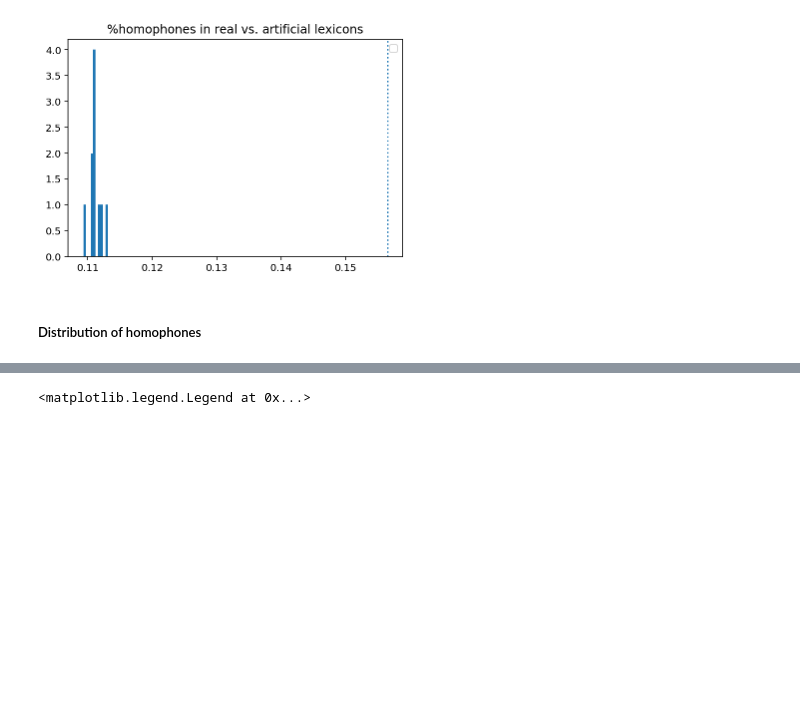
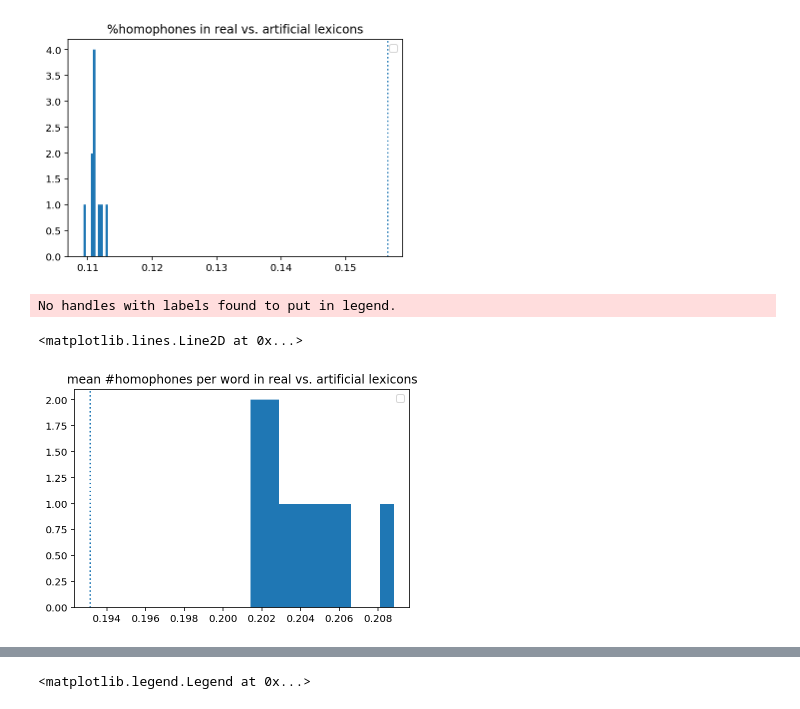
Before and after one commit to seantrott/homophone_simulations, a Jupyter notebook: using_null_lexicons.ipynb, the cells around one changed output, grey strips where cells are left out. Cells and saved outputs as stored; diff of their text form; code cells hidden in the pictures; blank space fills up the shorter version.

```diff
--- a/using_null_lexicons.ipynb
+++ b/using_null_lexicons.ipynb
@@ -247,6 +125,7 @@ plt.legend()
 # %%
 processed_artificials = []
 homophone_percentages = []
+mean_homophones, max_homophones = [], []
 for i in tqdm(range(NUM_ARTIFICIAL)):
 
     df_tmp = df_english_with_sims[df_english_with_sims['lexicon']==str(i)]
@@ -256,4 +135,7 @@ for i in tqdm(range(NUM_ARTIFICIAL)):
 
     homophone_percentages.append(len(df_tmp_processed[df_tmp_processed['num_homophones']>0]) / len(df_tmp_processed))
 
+    mean_homophones.append(df_tmp_processed['num_homophones'].mean())
+    max_homophones.append(df_tmp_processed['num_homophones'].max())
+
     processed_artificials.append(df_tmp_processed)
@@ -277,5 +148,12 @@ plt.axvline(x=REAL_HOMOPHONE_PERCENTAGE, linestyle="dotted")
 No handles with labels found to put in legend.
 <matplotlib.lines.Line2D at 0x...>
 [figure]
-# %% [markdown]
-##### Distribution of homophones
+# %%
+plt.hist(mean_homophones)
+plt.title("mean #homophones per word in real vs. artificial lexicons")
+plt.legend()
+plt.axvline(x=df_celex_processed['num_homophones'].mean(), linestyle="dotted")
+# %% [output]
+No handles with labels found to put in legend.
+<matplotlib.lines.Line2D at 0x...>
+[figure, added]
```
Also changed, not shown: parts of 47 cells of this notebook, 1 other file.
